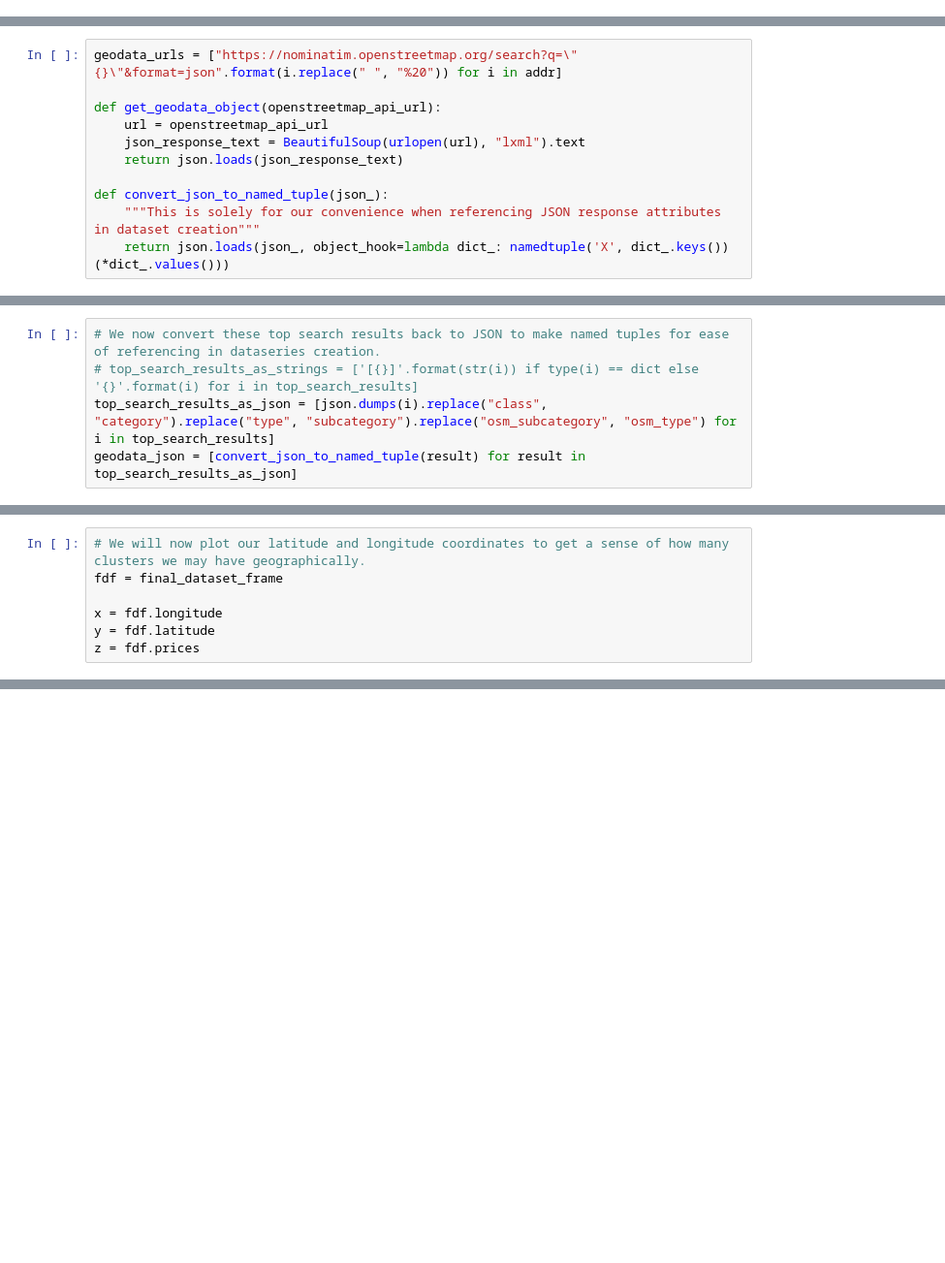
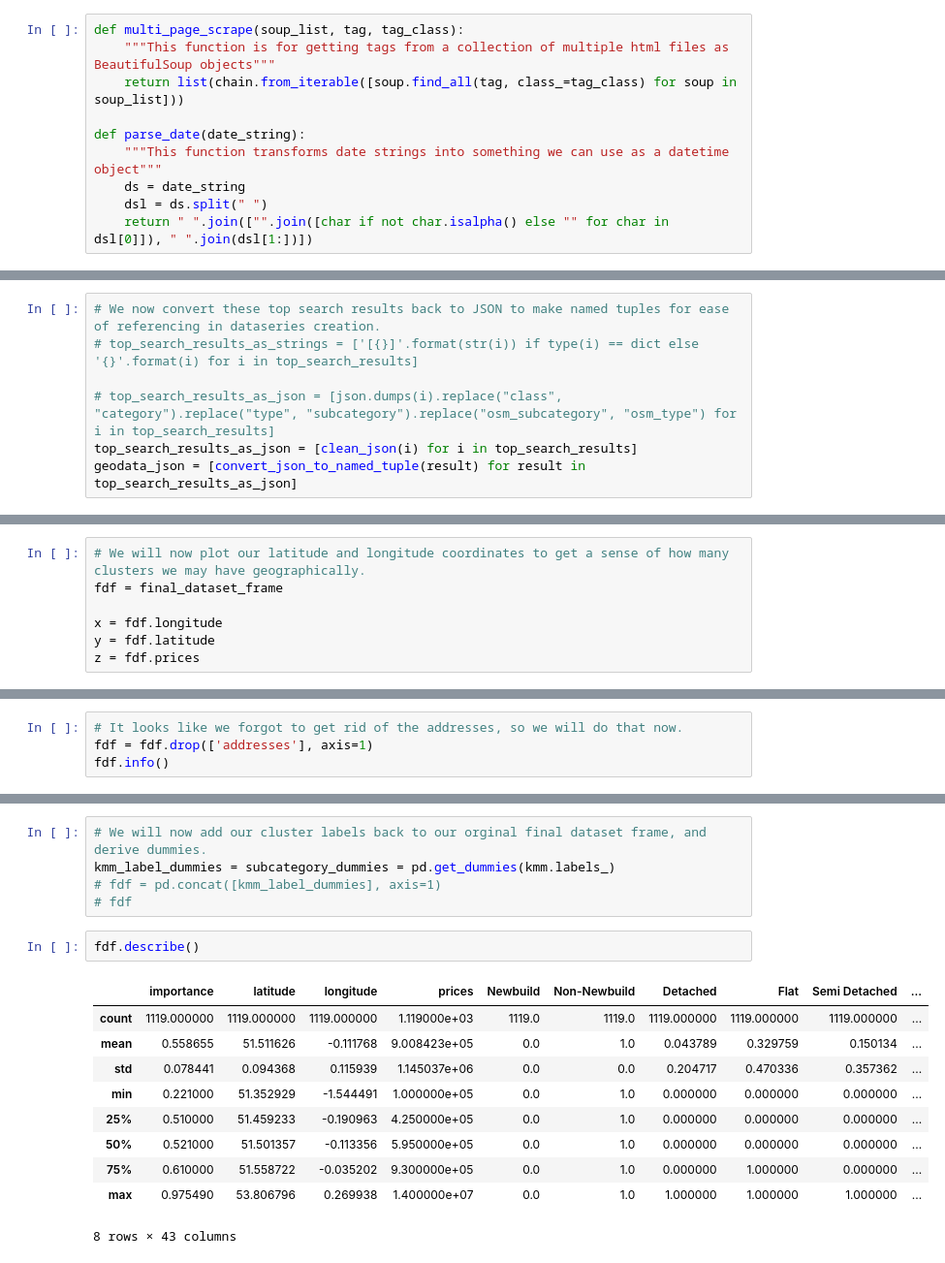
Before and after one commit to snagdy/web_scraping_ml_and_restful_api, a Jupyter notebook: scratchpads/web_scraping_scratch_pad.ipynb, the cells around one changed output, grey strips where cells are left out. Shown: that part at 97% size. Drawn from its saved outputs; the diff is of its cells as text; blank space fills up the shorter version.

```diff
--- a/scratchpads/web_scraping_scratch_pad.ipynb
+++ b/scratchpads/web_scraping_scratch_pad.ipynb
@@ -79,3 +84,13 @@ def multi_page_scrape(soup_list, tag, tag_class):
+# %%
+def multi_page_scrape(soup_list, tag, tag_class):
+    """This function is for getting tags from a collection of multiple html files as BeautifulSoup objects"""
+    return list(chain.from_iterable([soup.find_all(tag, class_=tag_class) for soup in soup_list]))
+
+def parse_date(date_string):
+    """This function transforms date strings into something we can use as a datetime object"""
+    ds = date_string
+    dsl = ds.split(" ")
+    return " ".join(["".join([char if not char.isalpha() else "" for char in dsl[0]]), " ".join(dsl[1:])])
 # %%
 # Identified from element inspections via the Chrome developer console.
 # addresses = soup.find_all("strong", class_="street-details-head-row")
@@ -118,11 +128,0 @@ print len(flat_type), len(lease_type), len(build_status)
-# %%
-geodata_urls = ["https://nominatim.openstreetmap.org/search?q=\"{}\"&format=json".format(i.replace(" ", "%20")) for i in addr]
-
-def get_geodata_object(openstreetmap_api_url):
-    url = openstreetmap_api_url
-    json_response_text = BeautifulSoup(urlopen(url), "lxml").text
-    return json.loads(json_response_text)
-
-def convert_json_to_named_tuple(json_):
-    """This is solely for our convenience when referencing JSON response attributes in dataset creation"""
-    return json.loads(json_, object_hook=lambda dict_: namedtuple('X', dict_.keys())(*dict_.values()))
@@ -134,7 +195,9 @@ top_search_results = [result if len(result) == 0 else result[0] for result in js
 # %%
 # We now convert these top search results back to JSON to make named tuples for ease of referencing in dataseries creation.
 # top_search_results_as_strings = ['[{}]'.format(str(i)) if type(i) == dict else '{}'.format(i) for i in top_search_results]
-top_search_results_as_json = [json.dumps(i).replace("class", "category").replace("type", "subcategory").replace("osm_subcategory", "osm_type") for i in top_search_results]
+
+# top_search_results_as_json = [json.dumps(i).replace("class", "category").replace("type", "subcategory").replace("osm_subcategory", "osm_type") for i in top_search_results]
+top_search_results_as_json = [clean_json(i) for i in top_search_results]
 geodata_json = [convert_json_to_named_tuple(result) for result in top_search_results_as_json]
 # %%
 def load_geodata_attributes(geodata_obj):
@@ -292,0 +363,4 @@ ax.scatter(x, y, z)
+# %%
+# It looks like we forgot to get rid of the addresses, so we will do that now.
+fdf = fdf.drop(['addresses'], axis=1)
+fdf.info()
@@ -292,0 +431,18 @@ ax.scatter(x, y, z)
+# %%
+# We will now add our cluster labels back to our orginal final dataset frame, and derive dummies.
+kmm_label_dummies = subcategory_dummies = pd.get_dummies(kmm.labels_)
+# fdf = pd.concat([kmm_label_dummies], axis=1)
+# fdf
+# %%
+fdf.describe()
+# %% [output]
+|  | importance | latitude | longitude | prices | Newbuild | Non-Newbuild | Detached | Flat | Semi Detached | ... |
+| count | 1119.000000 | 1119.000000 | 1119.000000 | 1.119000e+03 | 1119.0 | 1119.0 | 1119.000000 | 1119.000000 | 1119.000000 | ... |
+| mean | 0.558655 | 51.511626 | -0.111768 | 9.008423e+05 | 0.0 | 1.0 | 0.043789 | 0.329759 | 0.150134 | ... |
+| std | 0.078441 | 0.094368 | 0.115939 | 1.145037e+06 | 0.0 | 0.0 | 0.204717 | 0.470336 | 0.357362 | ... |
+| min | 0.221000 | 51.352929 | -1.544491 | 1.000000e+05 | 0.0 | 1.0 | 0.000000 | 0.000000 | 0.000000 | ... |
+| 25% | 0.510000 | 51.459233 | -0.190963 | 4.250000e+05 | 0.0 | 1.0 | 0.000000 | 0.000000 | 0.000000 | ... |
+| 50% | 0.521000 | 51.501357 | -0.113356 | 5.950000e+05 | 0.0 | 1.0 | 0.000000 | 0.000000 | 0.000000 | ... |
+| 75% | 0.610000 | 51.558722 | -0.035202 | 9.300000e+05 | 0.0 | 1.0 | 0.000000 | 1.000000 | 0.000000 | ... |
+| max | 0.975490 | 53.806796 | 0.269938 | 1.400000e+07 | 0.0 | 1.0 | 1.000000 | 1.000000 | 1.000000 | ... |
+8 rows × 43 columns
```
Also changed, not shown: parts of 23 cells of this notebook, 13 other files.
